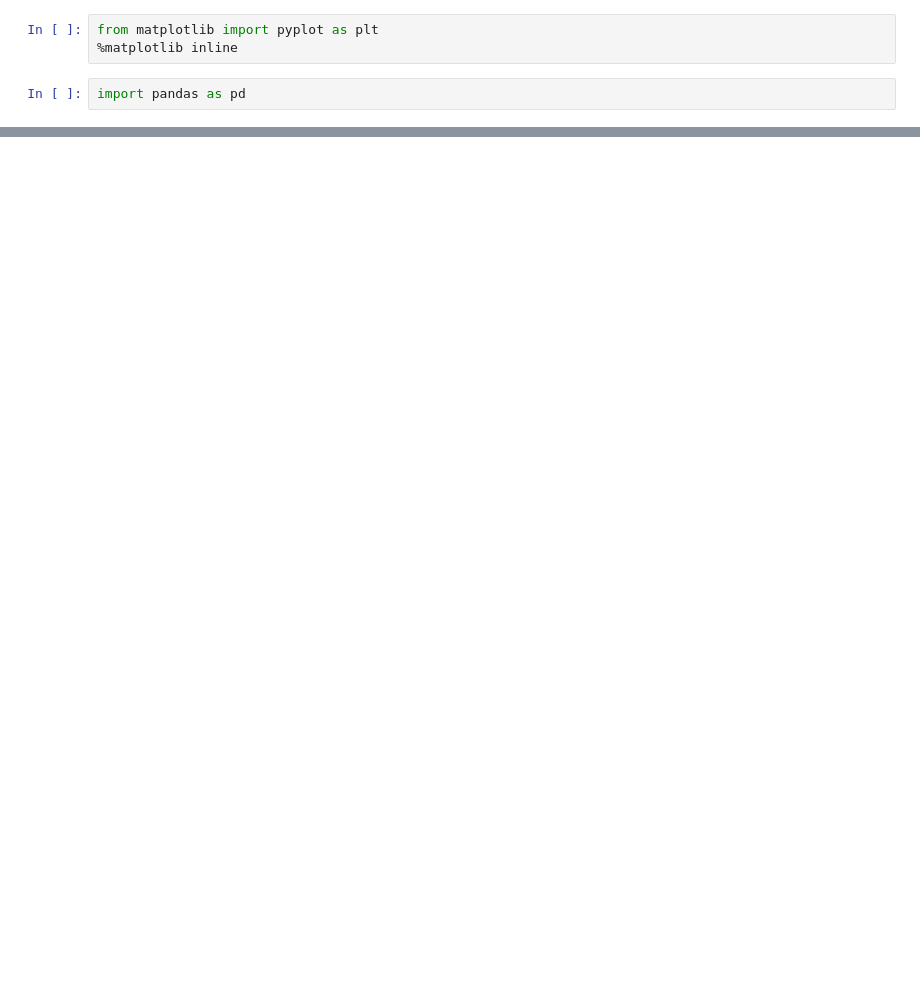
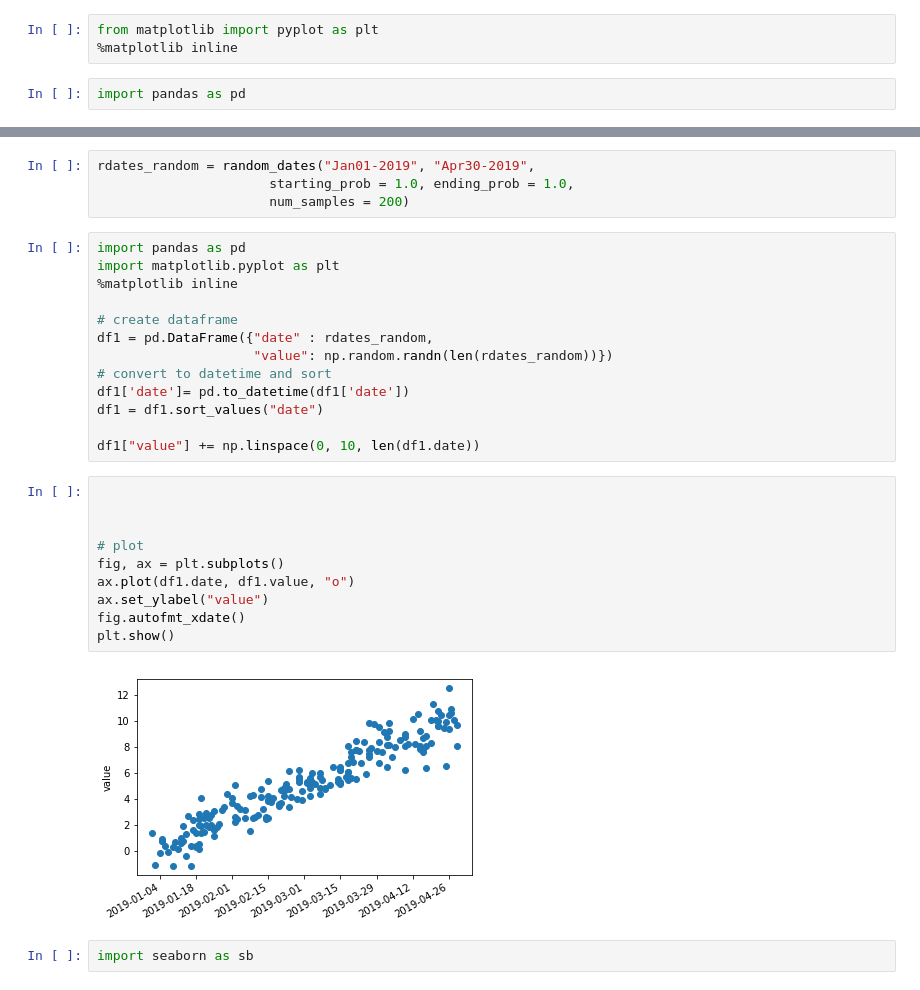
Before and after one commit to callinSwitzer/GarbageCollector, a Jupyter notebook: Untitled4.ipynb, the cells around one changed output, grey strips where cells are left out. Drawn from its saved outputs; the diff is of its cells as text; blank space fills up the shorter version.

```diff
--- a/Untitled4.ipynb
+++ b/Untitled4.ipynb
@@ -238,0 +281,31 @@ KMeans: 1.0
+# %%
+rdates_random = random_dates("Jan01-2019", "Apr30-2019",
+                      starting_prob = 1.0, ending_prob = 1.0,
+                      num_samples = 200)
+# %%
+import pandas as pd
+import matplotlib.pyplot as plt
+%matplotlib inline
+
+# create dataframe
+df1 = pd.DataFrame({"date" : rdates_random,
+                    "value": np.random.randn(len(rdates_random))})
+# convert to datetime and sort
+df1['date']= pd.to_datetime(df1['date'])
+df1 = df1.sort_values("date")
+
+df1["value"] += np.linspace(0, 10, len(df1.date))
+# %%
+
+
+
+# plot
+fig, ax = plt.subplots()
+ax.plot(df1.date, df1.value, "o")
+ax.set_ylabel("value")
+fig.autofmt_xdate()
+plt.show()
+# %% [output]
+[figure, added]
+# %%
+import seaborn as sb
```
Also changed, not shown: parts of 41 cells of this notebook, 5 other files.
